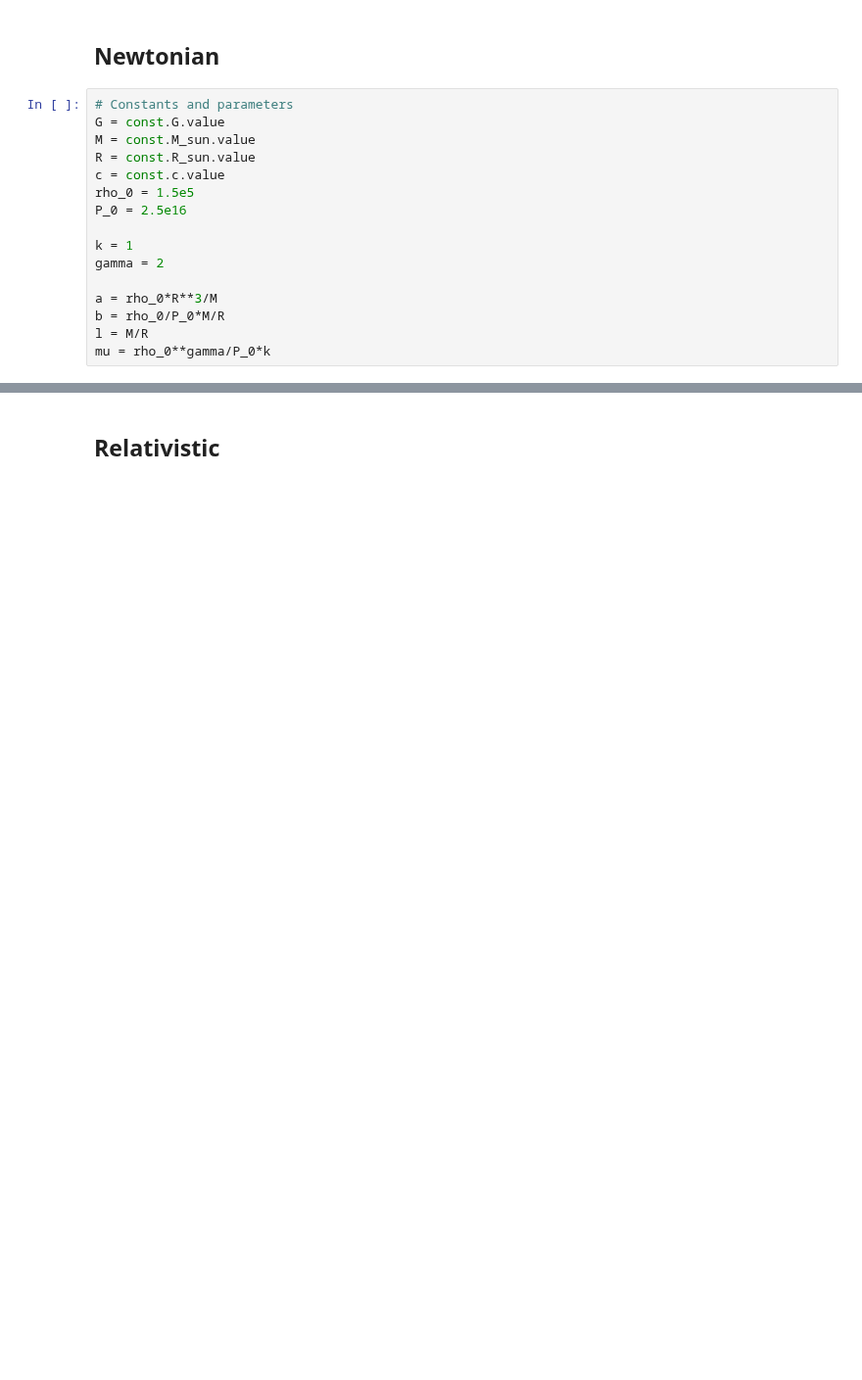
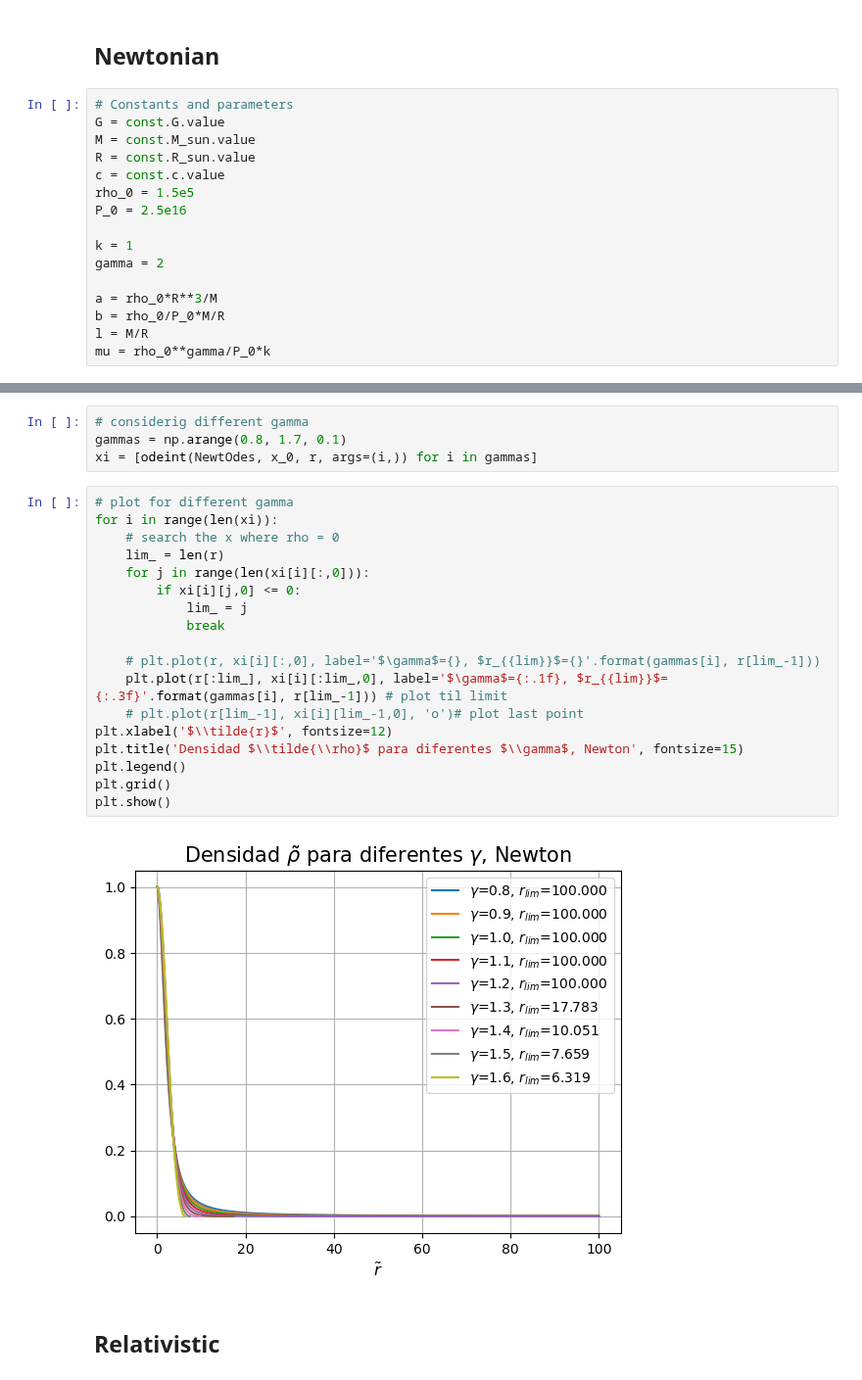
Before and after one commit to Vendetta0462/CalculosSimulaciones, a Jupyter notebook: hidrostatica.ipynb, the cells around one changed output, grey strips where cells are left out. Shown at 98% size. Saved outputs shown, nothing was run; the diff lists cells and outputs as text; blank space fills up the shorter version.

```diff
--- a/hidrostatica.ipynb
+++ b/hidrostatica.ipynb
@@ -100,3 +92,27 @@ plt.show()
+# %%
+# considerig different gamma
+gammas = np.arange(0.8, 1.7, 0.1)
+xi = [odeint(NewtOdes, x_0, r, args=(i,)) for i in gammas]
+# %%
+# plot for different gamma
+for i in range(len(xi)):
+    # search the x where rho = 0
+    lim_ = len(r)
+    for j in range(len(xi[i][:,0])):
+        if xi[i][j,0] <= 0:
+            lim_ = j
+            break
+
+    # plt.plot(r, xi[i][:,0], label='$\gamma$={}, $r_{{lim}}$={}'.format(gammas[i], r[lim_-1]))
+    plt.plot(r[:lim_], xi[i][:lim_,0], label='$\gamma$={:.1f}, $r_{{lim}}$={:.3f}'.format(gammas[i], r[lim_-1])) # plot til limit
+    # plt.plot(r[lim_-1], xi[i][lim_-1,0], 'o')# plot last point
+plt.xlabel('$\\tilde{r}$', fontsize=12)
+plt.title('Densidad $\\tilde{\\rho}$ para diferentes $\\gamma$, Newton', fontsize=15)
+plt.legend()
+plt.grid()
+plt.show()
+# %% [output]
+[figure, added]
 # %% [markdown]
 ## Relativistic
 # %%
```
Also changed, not shown: parts of 8 cells of this notebook.
